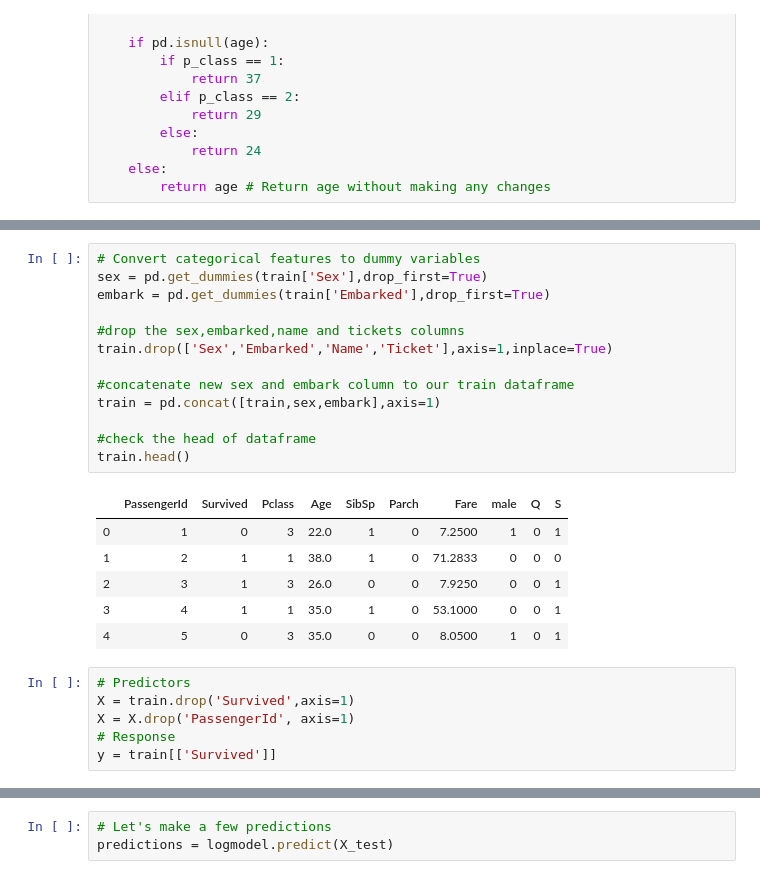
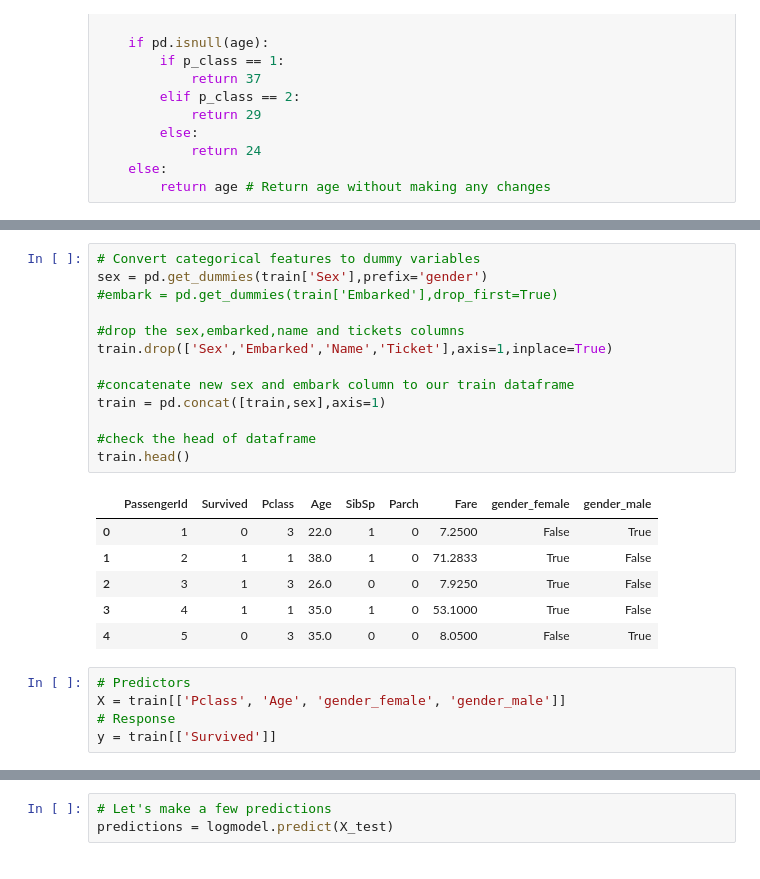
Before and after one commit to dbabichenko/python_for_data_and_analytics, a Jupyter notebook: Classification/05 - Logistic Regression.ipynb, the cells around one changed output, grey strips where cells are left out. Drawn from its saved outputs; the diff is of its cells as text.

```diff
--- a/Classification/05 - Logistic Regression.ipynb
+++ b/Classification/05 - Logistic Regression.ipynb
@@ -164,27 +192,26 @@ train.head()
 | 4 | 5 | 0 | 3 | Allen, Mr. William Henry | male | 35.0 | 0 | 0 | 373450 | 8.0500 | ... |
 # %%
 # Convert categorical features to dummy variables
-sex = pd.get_dummies(train['Sex'],drop_first=True)
-embark = pd.get_dummies(train['Embarked'],drop_first=True)
+sex = pd.get_dummies(train['Sex'],prefix='gender')
+#embark = pd.get_dummies(train['Embarked'],drop_first=True)
 
 #drop the sex,embarked,name and tickets columns
 train.drop(['Sex','Embarked','Name','Ticket'],axis=1,inplace=True)
 
 #concatenate new sex and embark column to our train dataframe
-train = pd.concat([train,sex,embark],axis=1)
+train = pd.concat([train,sex],axis=1)
 
 #check the head of dataframe
 train.head()
 # %% [output]
-|  | PassengerId | Survived | Pclass | Age | SibSp | Parch | Fare | male | Q | S |
-| 0 | 1 | 0 | 3 | 22.0 | 1 | 0 | 7.2500 | 1 | 0 | 1 |
-| 1 | 2 | 1 | 1 | 38.0 | 1 | 0 | 71.2833 | 0 | 0 | 0 |
-| 2 | 3 | 1 | 3 | 26.0 | 0 | 0 | 7.9250 | 0 | 0 | 1 |
-| 3 | 4 | 1 | 1 | 35.0 | 1 | 0 | 53.1000 | 0 | 0 | 1 |
-| 4 | 5 | 0 | 3 | 35.0 | 0 | 0 | 8.0500 | 1 | 0 | 1 |
+|  | PassengerId | Survived | Pclass | Age | SibSp | Parch | Fare | gender_female | gender_male |
+| 0 | 1 | 0 | 3 | 22.0 | 1 | 0 | 7.2500 | False | True |
+| 1 | 2 | 1 | 1 | 38.0 | 1 | 0 | 71.2833 | True | False |
+| 2 | 3 | 1 | 3 | 26.0 | 0 | 0 | 7.9250 | True | False |
+| 3 | 4 | 1 | 1 | 35.0 | 1 | 0 | 53.1000 | True | False |
+| 4 | 5 | 0 | 3 | 35.0 | 0 | 0 | 8.0500 | False | True |
 # %%
 # Predictors
-X = train.drop('Survived',axis=1)
-X = X.drop('PassengerId', axis=1)
+X = train[['Pclass', 'Age', 'gender_female', 'gender_male']]
 # Response
 y = train[['Survived']]
```
Also changed, not shown: parts of 17 cells of this notebook, 1 other file.
